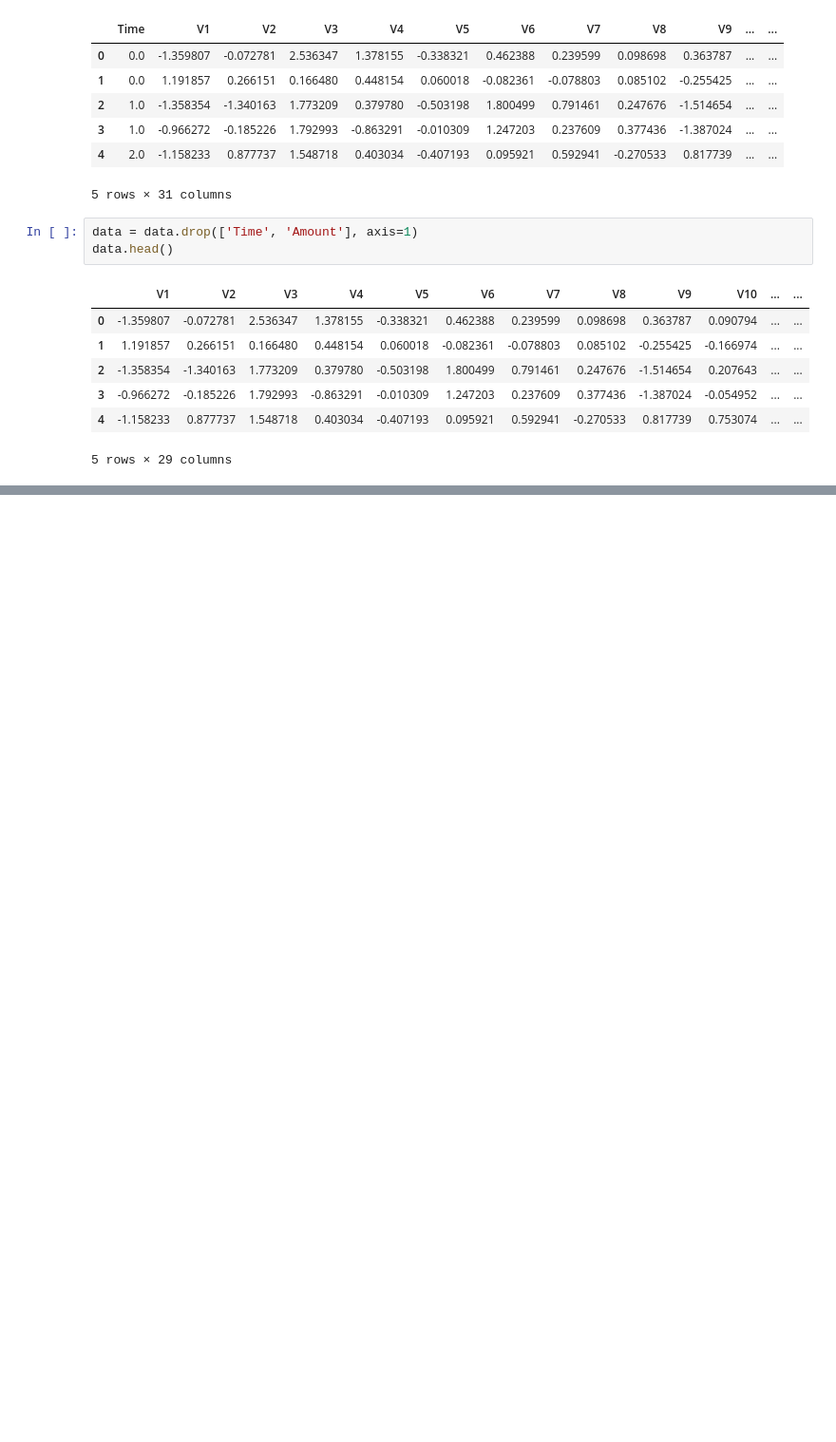
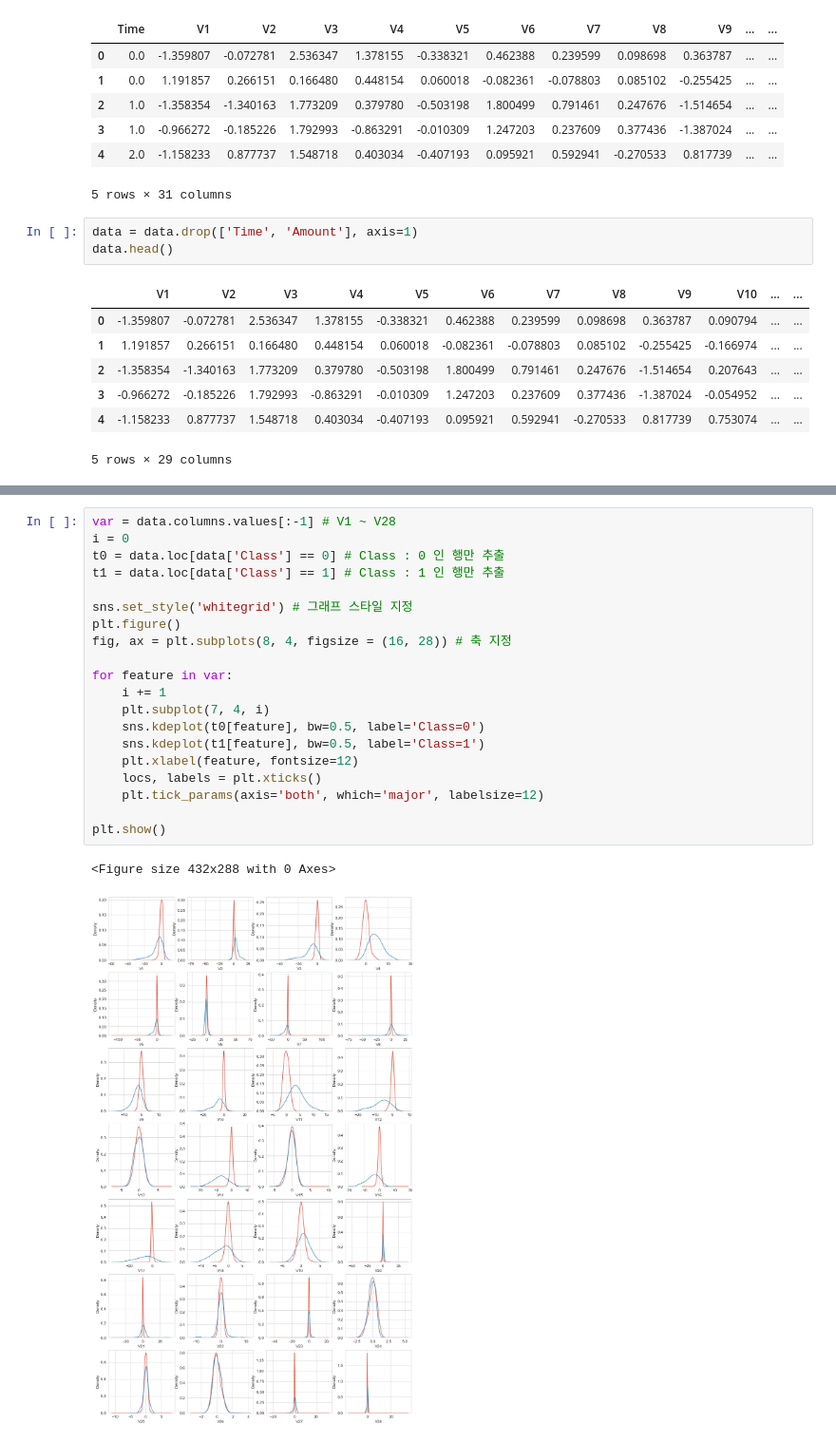
Before and after one commit to Dv-Kim/ML_code, a Jupyter notebook: 05_불균형_데이터/SMOTE.ipynb, the cells around one changed output, grey strips where cells are left out. Shown at 95% size. Saved outputs shown, nothing was run; the diff lists cells and outputs as text; blank space fills up the shorter version.

```diff
--- a/05_불균형_데이터/SMOTE.ipynb
+++ b/05_불균형_데이터/SMOTE.ipynb
@@ -27,0 +96,23 @@ data.head()
+# %%
+var = data.columns.values[:-1] # V1 ~ V28
+i = 0
+t0 = data.loc[data['Class'] == 0] # Class : 0 인 행만 추출
+t1 = data.loc[data['Class'] == 1] # Class : 1 인 행만 추출
+
+sns.set_style('whitegrid') # 그래프 스타일 지정
+plt.figure()
+fig, ax = plt.subplots(8, 4, figsize = (16, 28)) # 축 지정
+
+for feature in var:
+    i += 1
+    plt.subplot(7, 4, i)
+    sns.kdeplot(t0[feature], bw=0.5, label='Class=0')
+    sns.kdeplot(t1[feature], bw=0.5, label='Class=1')
+    plt.xlabel(feature, fontsize=12)
+    locs, labels = plt.xticks()
+    plt.tick_params(axis='both', which='major', labelsize=12)
+
+plt.show()
+# %% [output]
+<Figure size 432x288 with 0 Axes>
+[figure, added]
```
Also changed, not shown: parts of 60 cells of this notebook, 2 other files.
